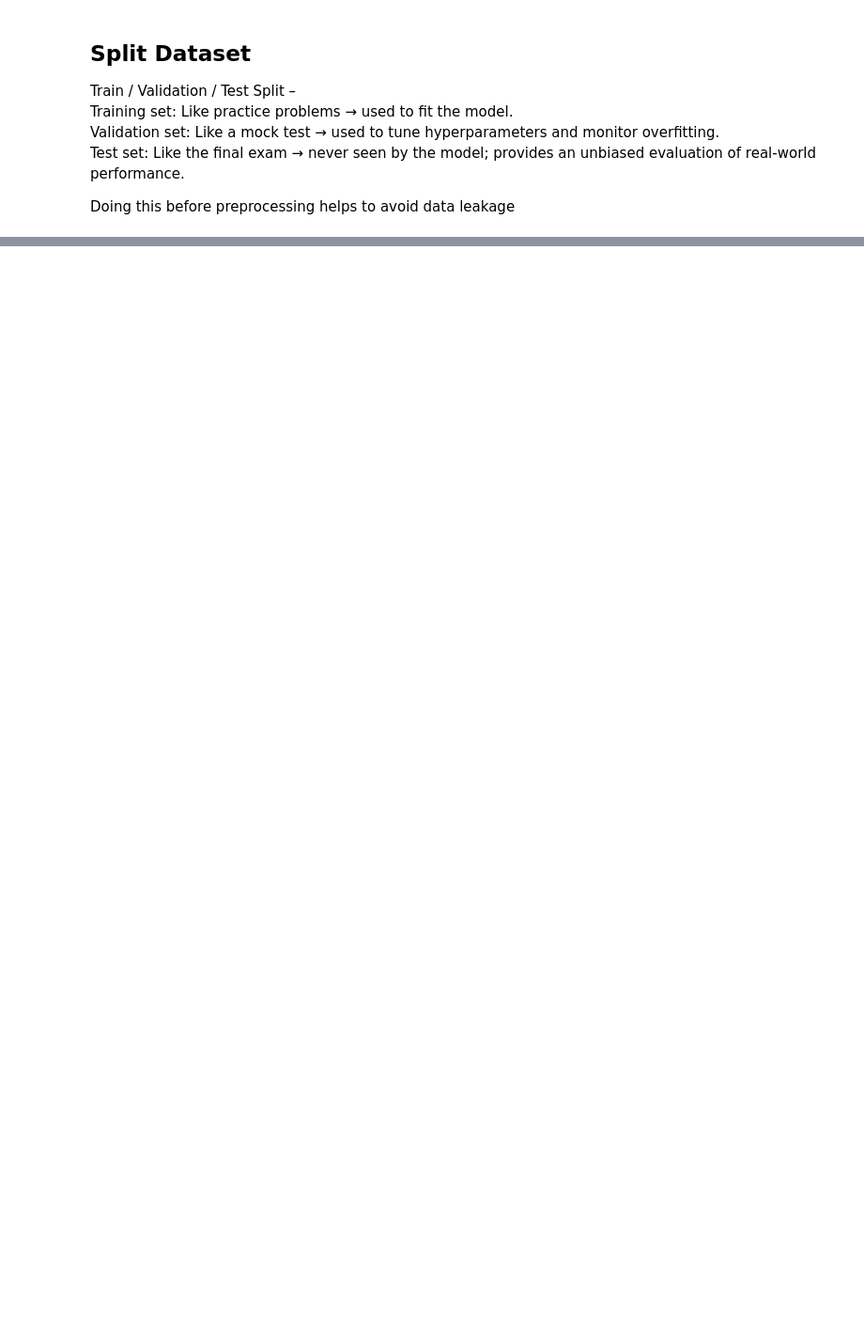
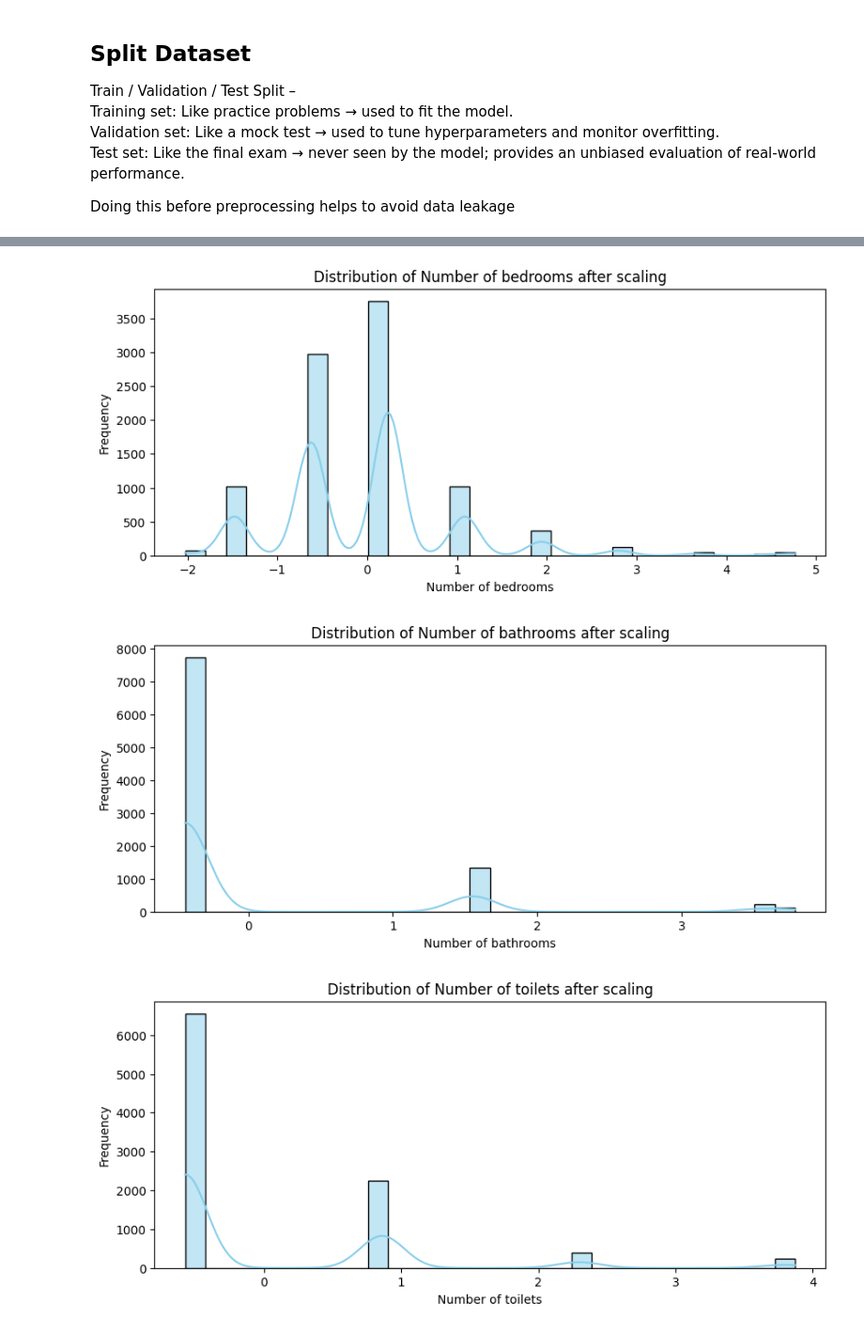
Before and after one commit to asgud/immo-eliza-ML, a Jupyter notebook: ml_model.ipynb, the cells around one changed output, grey strips where cells are left out. Shown: that part at 94% size. Drawn from its saved outputs; the diff is of its cells as text; code cells hidden in the pictures; blank space fills up the shorter version.

```diff
--- a/ml_model.ipynb
+++ b/ml_model.ipynb
@@ -231,18 +402,20 @@ dtype: int64
 # %%
-# 2. Standardization for numeric columns to have mean=0 and std=1
+# 1.a Scaling - Standardization for numeric columns to have mean=0 and std=1
 
 from sklearn.preprocessing import StandardScaler
 
-scaler = StandardScaler()
+def scale_numeric(X_train, X_val, X_test, numeric_cols):
 
-# Fit only on training data
-X_train[numeric_cols] = scaler.fit_transform(X_train[numeric_cols])
+    scaler = StandardScaler()
 
-# Transform validation and test sets
-X_val[numeric_cols] = scaler.transform(X_val[numeric_cols])
-X_test[numeric_cols] = scaler.transform(X_test[numeric_cols])
+    # Fit only on training data
+    X_train[numeric_cols] = scaler.fit_transform(X_train[numeric_cols])
+
+    # Transform validation and test sets
+    X_val[numeric_cols]   = scaler.transform(X_val[numeric_cols])
+    X_test[numeric_cols]  = scaler.transform(X_test[numeric_cols])
+
+    return X_train, X_val, X_test, scaler
 
 
-print(X_train[numeric_cols].mean(), X_train[numeric_cols].std())
-
 # note: 4.521430e-18 means e-18 part is the exponent, meaning “times 10 to the power of -18.”
@@ -272,0 +422,12 @@ X_test[binary_cols] = knn_imputer.transform(X_test[binary_cols])
+# %%
+# test
+X_train, X_val, X_test, scaler = scale_numeric(X_train, X_val, X_test, numeric_cols)
+
+print("=== Training data stats after scaling ===")
+print(X_train[numeric_cols].describe())
+
+# Optional: check means and std separately
+print("\nColumn means (should be ~0):")
+print(X_train[numeric_cols].mean())
+print("\nColumn standard deviations (should be ~1):")
+print(X_train[numeric_cols].std())
@@ -272,0 +452,16 @@ X_test[binary_cols] = knn_imputer.transform(X_test[binary_cols])
+# %%
+# Visual check
+import matplotlib.pyplot as plt
+import seaborn as sns
+
+for col in numeric_cols:
+    plt.figure(figsize=(10, 4))
+    sns.histplot(X_train[col], kde=True, bins=30, color='skyblue')
+    plt.title(f'Distribution of {col} after scaling')
+    plt.xlabel(col)
+    plt.ylabel('Frequency')
+    plt.show()
+# %% [output]
+[figure, added]
+[figure, added]
+[figure, added]
```
Also changed, not shown: parts of 49 cells of this notebook, 8 other files.
